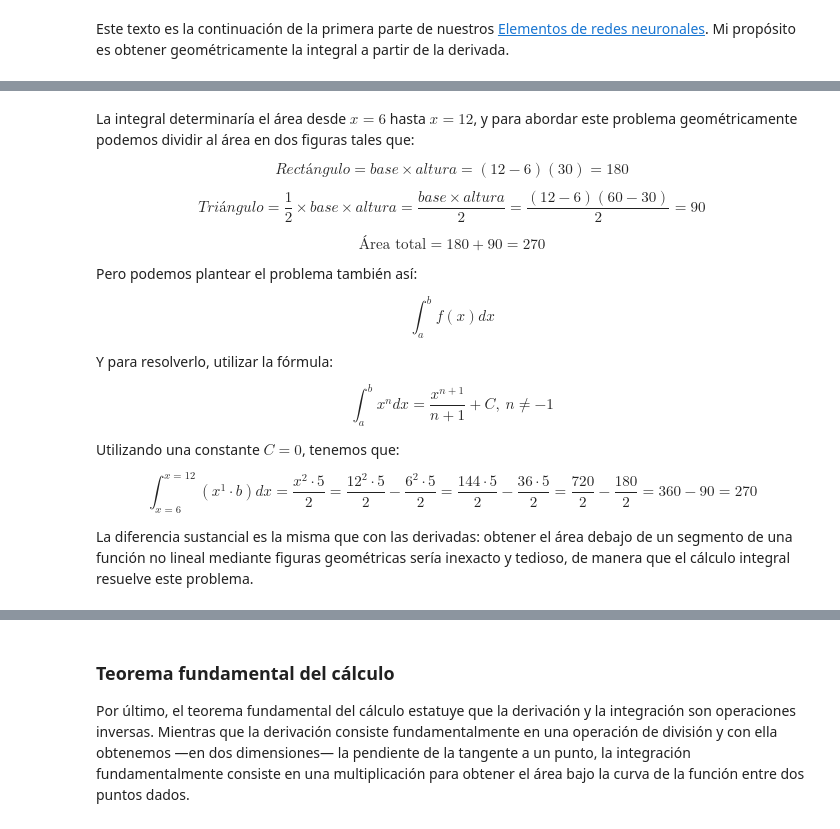
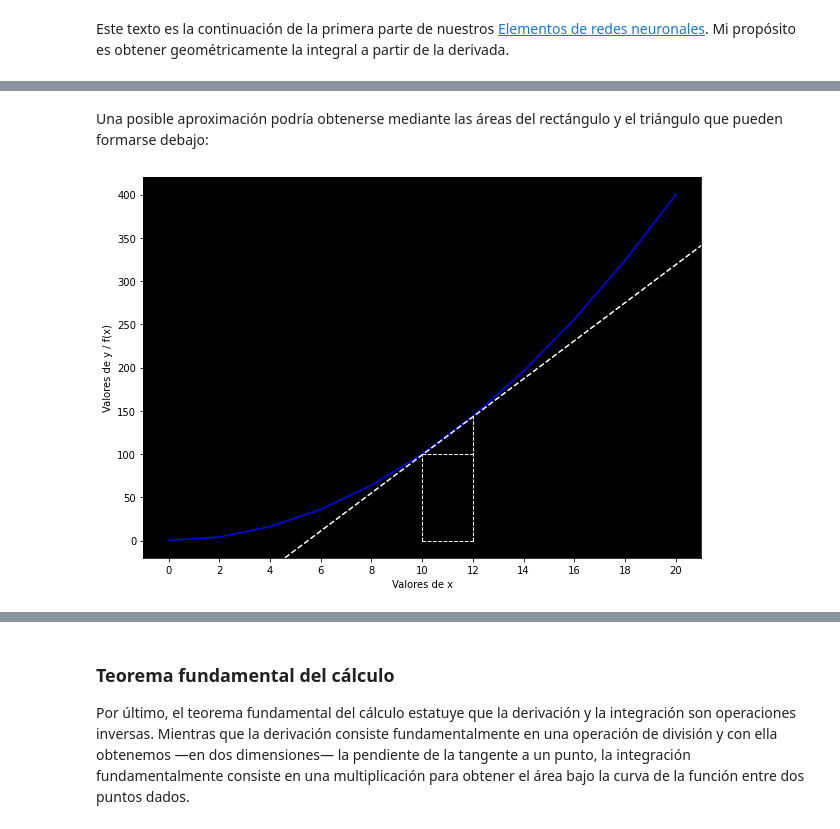
Before and after one commit to DanteNoguez/dantenoguez.github.io, a Jupyter notebook: ensayos/_build/jupyter_execute/notebooks/alfa/calculo.ipynb, the cells around one changed output, grey strips where cells are left out. Saved outputs shown, nothing was run; the diff lists cells and outputs as text; code cells hidden in the pictures.

```diff
--- a/ensayos/_build/jupyter_execute/notebooks/alfa/calculo.ipynb
+++ b/ensayos/_build/jupyter_execute/notebooks/alfa/calculo.ipynb
@@ -32,34 +33,21 @@ plt.show()
-# %% [markdown]
-La integral determinaría el área desde $x=6$ hasta $x=12$, y para abordar este problema geométricamente podemos dividir al área en dos figuras tales que:
-
-$$
-Rectángulo = base \times altura = (12 - 6)(30) = 180
-$$
-
-$$
-Triángulo = \frac{1}{2} \times base \times altura = \frac{base \times altura}{2} = \frac{(12-6)(60-30)}{2} = 90
-$$
-
-$$
-\text{Área total} = 180 + 90 = 270
-$$
-
-Pero podemos plantear el problema también así:
-
-$$
-\int_{a}^{b}f(x)dx
-$$
-
-Y para resolverlo, utilizar la fórmula:
-
-$$
-\int_{a}^{b}x^ndx = \frac{x^{n+1}}{n + 1} + C, \ n \neq -1
-$$
-
-Utilizando una constante $C = 0$, tenemos que:
-
-$$
-\int_{x=6}^{x=12}(x^1 \cdot b)dx = \frac{x^2 \cdot 5}{2} = \frac{12^2 \cdot 5}{2} - \frac{6^2 \cdot 5}{2} = \frac{144 \cdot 5}{2} - \frac{36 \cdot 5}{2} = \frac{720}{2} - \frac{180}{2} = 360 - 90 = 270
-$$
-
-La diferencia sustancial es la misma que con las derivadas: obtener el área debajo de un segmento de una función no lineal mediante figuras geométricas sería inexacto y tedioso, de manera que el cálculo integral resuelve este problema.
+# %% [markdown]
+Una posible aproximación podría obtenerse mediante las áreas del rectángulo y el triángulo que pueden formarse debajo:
+# %%
+x = np.arange(0, 21, 2)
+def f(x): return x**2
+y = f(x)
+
+fig, ax = plt.subplots(figsize=(10, 7))
+ax.plot(x, y, color='blue')
+plt.xticks(ticks=x)
+ax.set_facecolor('black')
+ax.set_xlabel('Valores de x')
+ax.set_ylabel('Valores de y / f(x)')
+ax.hlines(y=0, xmin=10, xmax=12, linewidth=1, color='white', linestyles='dashed')
+ax.hlines(y=100, xmin=10, xmax=12, linewidth=1, color='white', linestyles='dashed')
+ax.vlines(x=10, ymin=0, ymax=10**2, linewidth=1, color='white', linestyles='dashed')
+ax.vlines(x=12, ymin=0, ymax=y[6], linewidth=1, color='white', linestyles='dashed')
+ax.axline((11, 11**2), slope=2*11, color='white', linestyle='dashed')
+plt.show()
+# %% [output]
+[figure, added]
```
Also changed, not shown: parts of 18 cells of this notebook, 12 other files.
